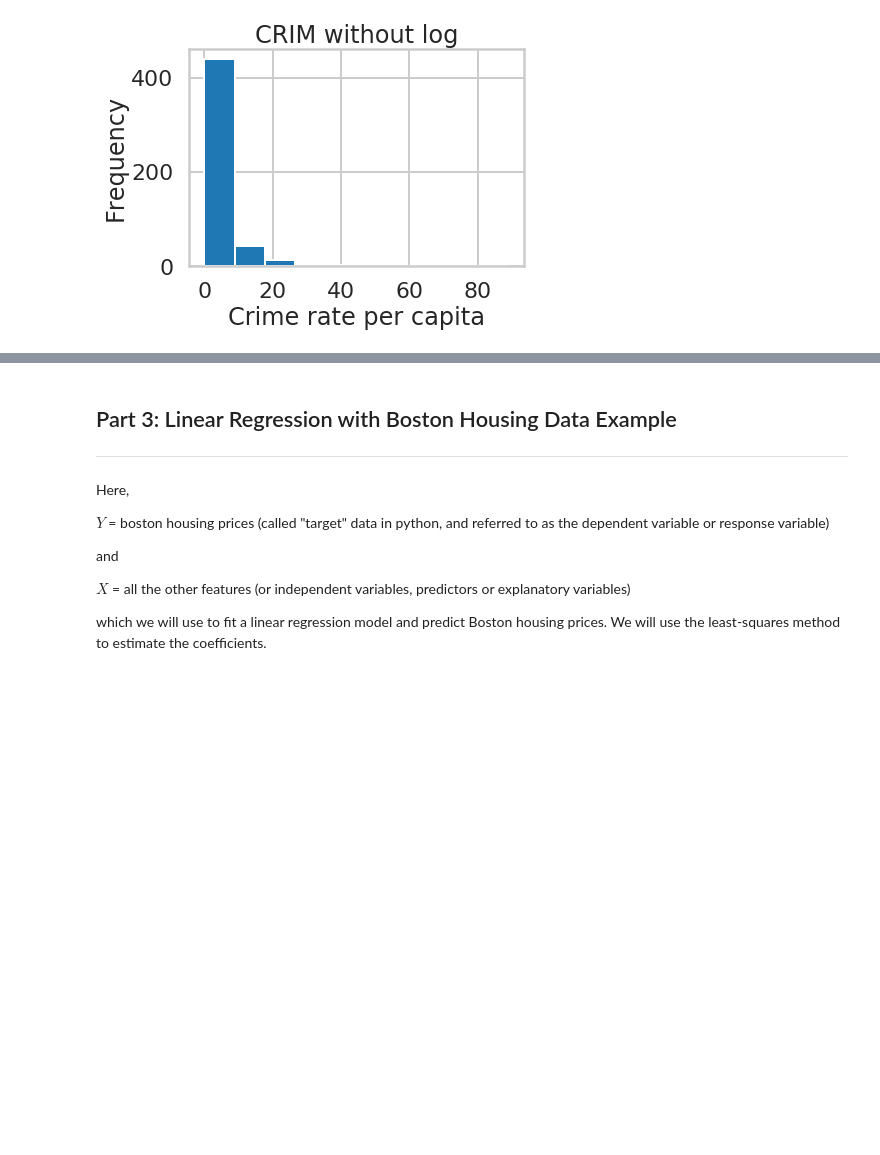
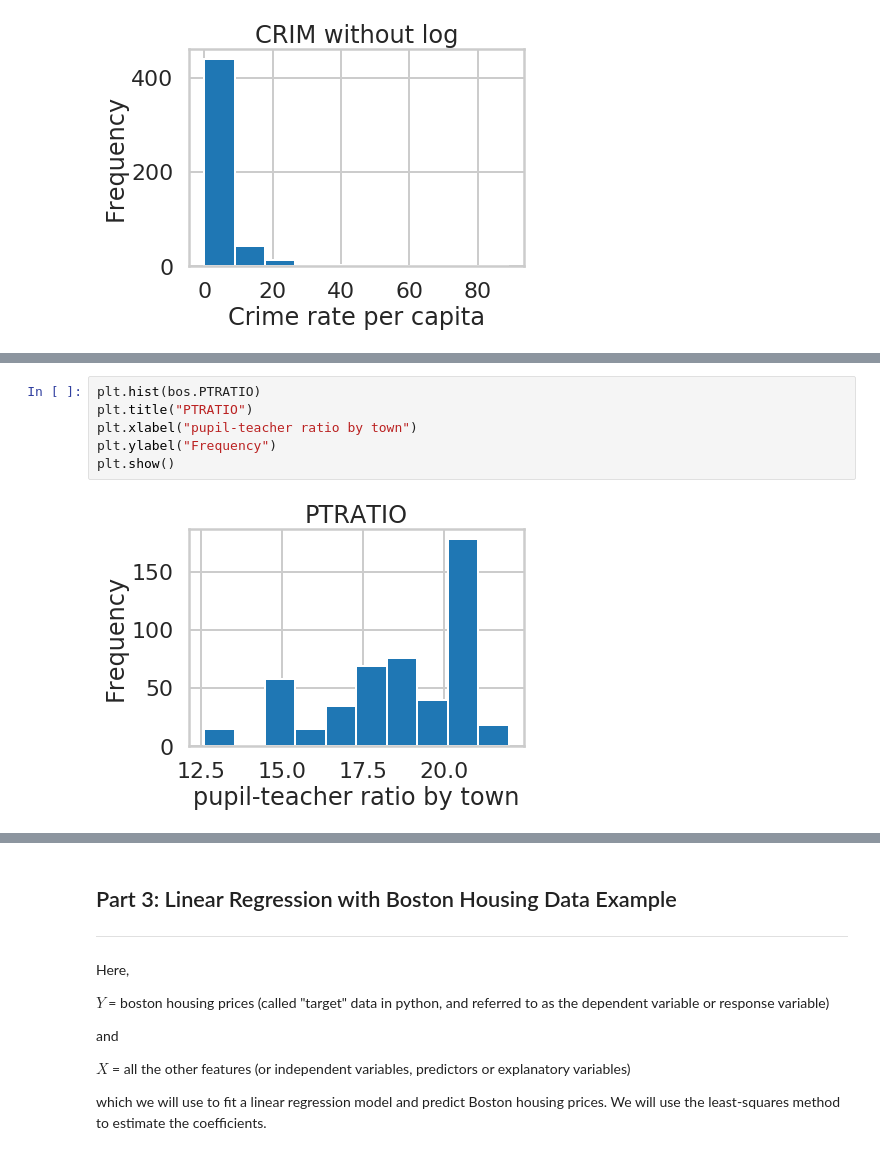
Before and after one commit to aliborji/springboard-mini-projects, a Jupyter notebook: linear_regression/Mini_Project_Linear_Regression.ipynb, the cells around one changed output, grey strips where cells are left out. Drawn from its saved outputs; the diff is of its cells as text; blank space fills up the shorter version.

```diff
--- a/linear_regression/Mini_Project_Linear_Regression.ipynb
+++ b/linear_regression/Mini_Project_Linear_Regression.ipynb
@@ -380,0 +378,8 @@ plt.show()
+# %%
+plt.hist(bos.PTRATIO)
+plt.title("PTRATIO")
+plt.xlabel("pupil-teacher ratio by town")
+plt.ylabel("Frequency")
+plt.show()
+# %% [output]
+[figure, added]
```
Also changed, not shown: parts of 13 cells of this notebook.
